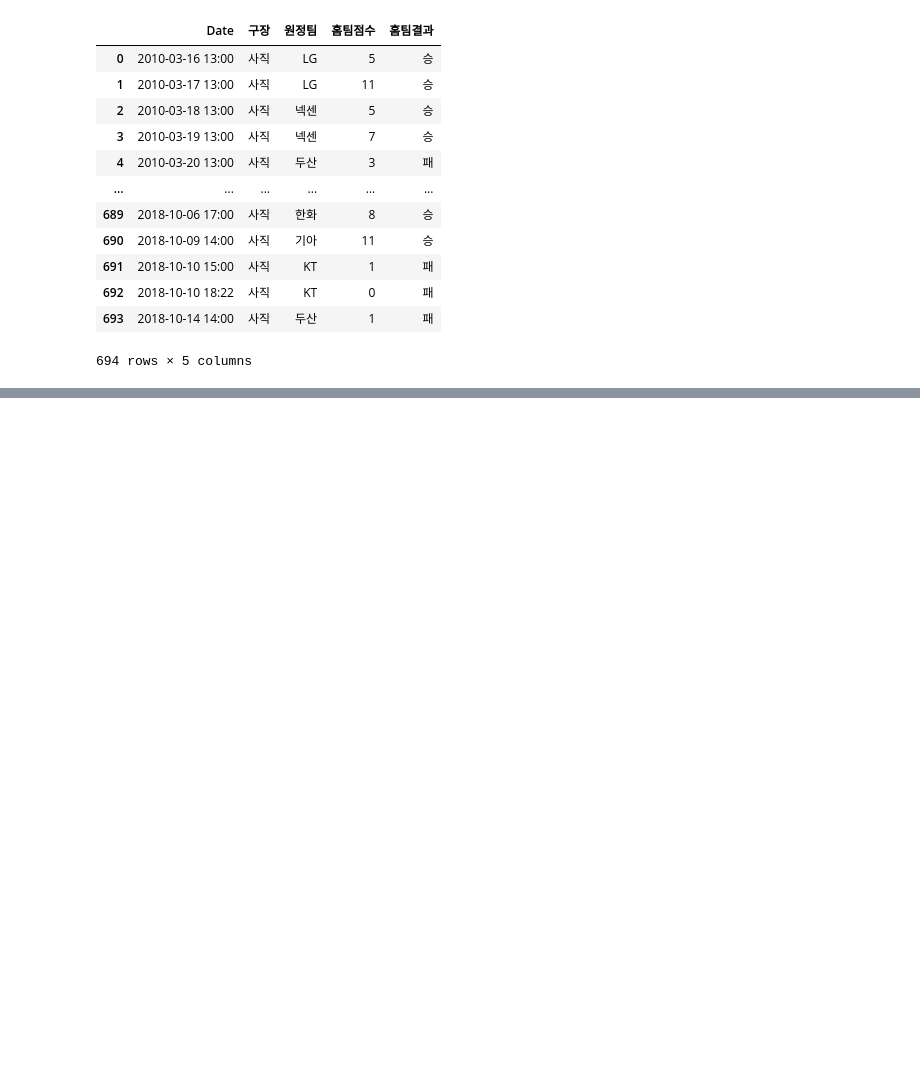
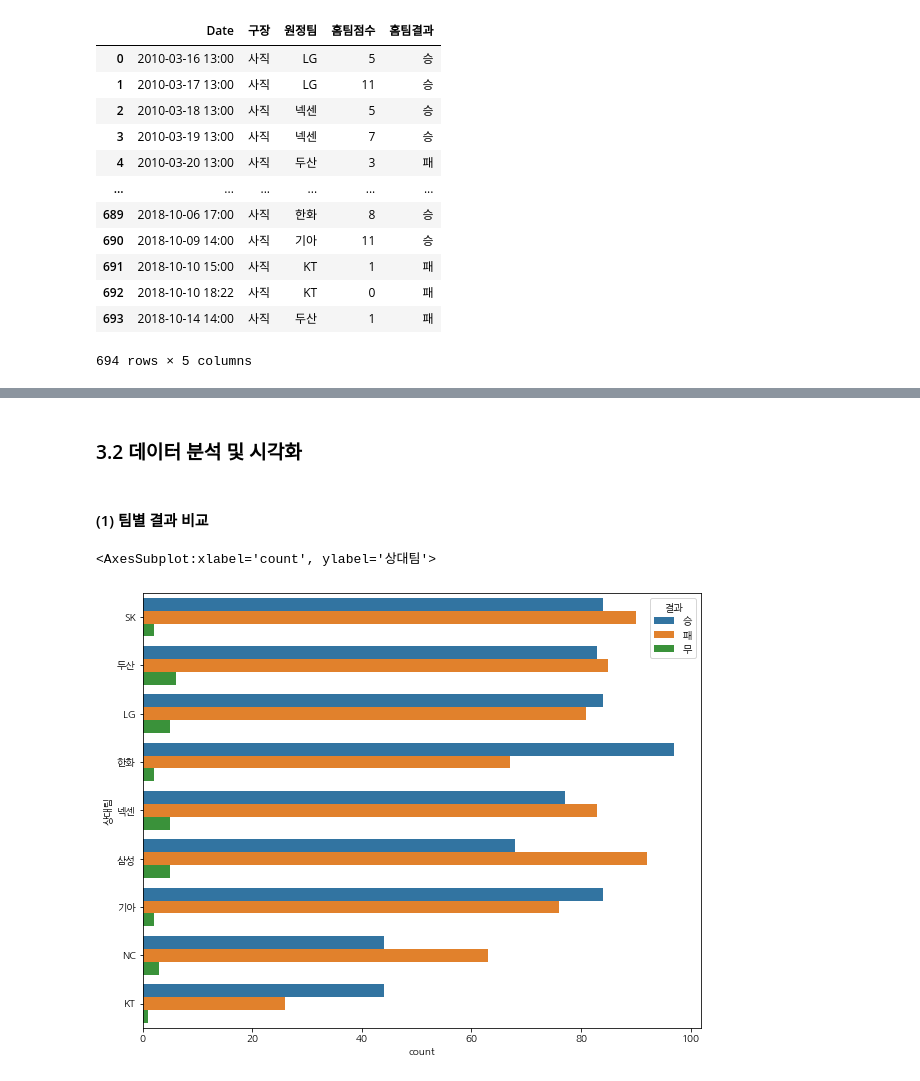
Before and after one commit to awessum/programming_3, a Jupyter notebook: project.ipynb, the cells around one changed output, grey strips where cells are left out. Drawn from its saved outputs; the diff is of its cells as text; code cells hidden in the pictures; blank space fills up the shorter version.

```diff
--- a/project.ipynb
+++ b/project.ipynb
@@ -431,0 +270,2 @@ result2
+# %%
+giants = pd.concat([baseball6, baseball11])
@@ -431,0 +288,2 @@ result2
+# %%
+giants = giants.astype({'Date': 'datetime64', '점수' : 'int8'})
@@ -431,0 +306,2 @@ result2
+# %%
+giants = giants.sort_index()
@@ -431,0 +327,18 @@ result2
+# %% [markdown]
+### 3.2 데이터 분석 및 시각화
+# %%
+import matplotlib.pyplot as plt
+import seaborn as sns
+
+plt.rc('font', family='NanumGothic')
+
+%matplotlib inline
+# %% [markdown]
+#### (1) 팀별 결과 비교
+# %%
+ig, ax = plt.subplots(figsize=(10, 8))
+sns.countplot(y='상대팀',hue='결과', order=giants.상대팀.value_counts().index,
+ data=(giants))
+# %% [output]
+<AxesSubplot:xlabel='count', ylabel='상대팀'>
+[figure, added]
```
Also changed, not shown: parts of 53 cells of this notebook.
